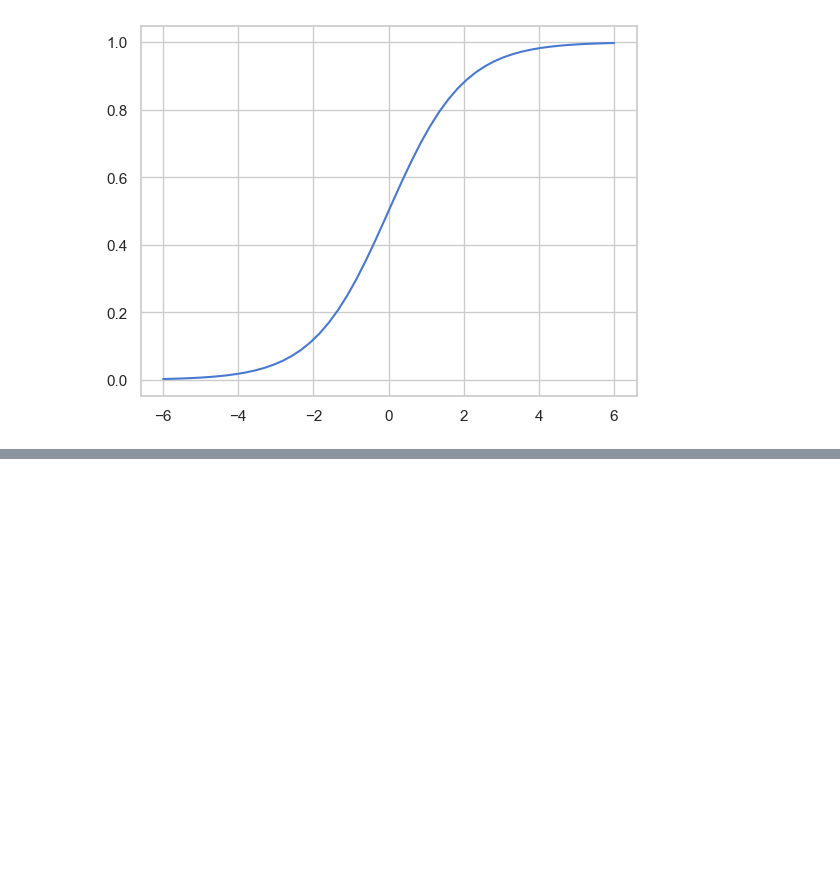
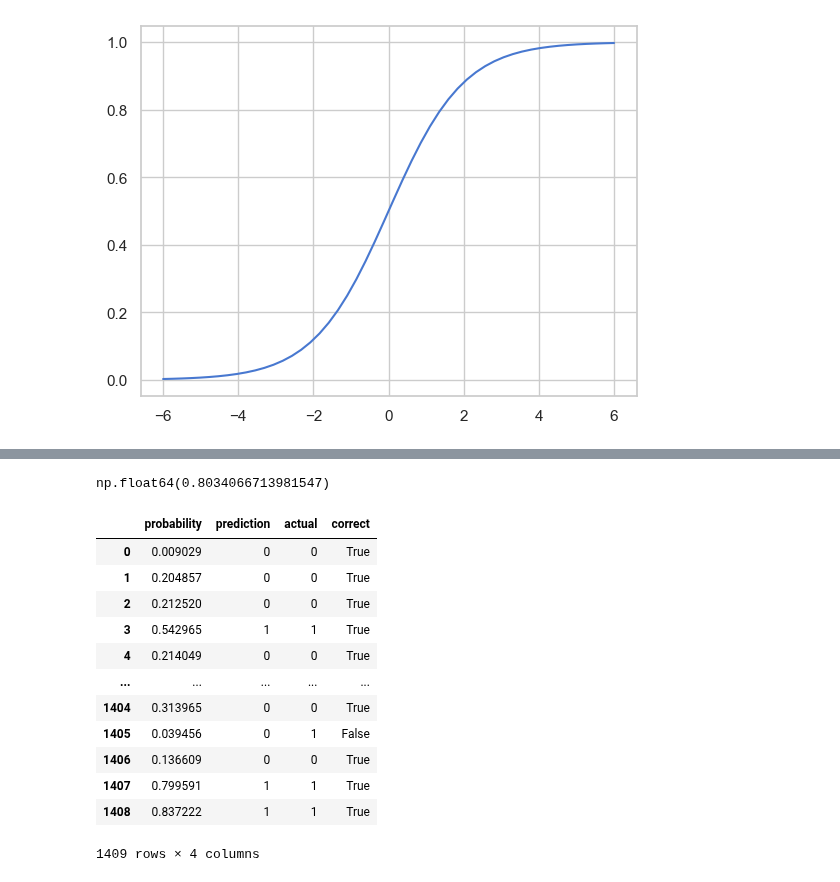
Before and after one commit to sheilambadi/machine-learning-zoomcamp, a Jupyter notebook: machine-learning-zoomcamp/03_classification/coursework.ipynb, the cells around one changed output, grey strips where cells are left out. Saved outputs shown, nothing was run; the diff lists cells and outputs as text; code cells hidden in the pictures; blank space fills up the shorter version.

Commit message:
Train logistic regression model with sklearn

```diff
--- a/machine-learning-zoomcamp/03_classification/coursework.ipynb
+++ b/machine-learning-zoomcamp/03_classification/coursework.ipynb
@@ -864,0 +869,3 @@ def logistic_regression(xi):
+# %%
+model = LogisticRegression()
+model.fit(X_train, y_train) # train the model
@@ -864,0 +908,3 @@ def logistic_regression(xi):
+# %%
+y_pred = model.predict_proba(X_val)[:, 1]
+y_pred
@@ -864,0 +914,3 @@ def logistic_regression(xi):
+# %%
+churn_decision = y_pred >= 0.5 # default for sklearn predict is also 0.5
+churn_decision
@@ -864,0 +935,27 @@ def logistic_regression(xi):
+# %%
+# get accuracy of the model
+(y_val == churn_decision.astype(int)).mean() # 80% accuracy
+# %% [output]
+np.float64(0.8034066713981547)
+# %%
+df_pred = pd.DataFrame()
+df_pred['probability'] = y_pred
+df_pred['prediction'] = churn_decision.astype(int)
+df_pred['actual'] = y_val
+df_pred['correct'] = df_pred['prediction'] == df_pred['actual']
+
+df_pred
+# %% [output]
+|  | probability | prediction | actual | correct |
+| 0 | 0.009029 | 0 | 0 | True |
+| 1 | 0.204857 | 0 | 0 | True |
+| 2 | 0.212520 | 0 | 0 | True |
+| 3 | 0.542965 | 1 | 1 | True |
+| 4 | 0.214049 | 0 | 0 | True |
+| ... | ... | ... | ... | ... |
+| 1404 | 0.313965 | 0 | 0 | True |
+| 1405 | 0.039456 | 0 | 1 | False |
+| 1406 | 0.136609 | 0 | 0 | True |
+| 1407 | 0.799591 | 1 | 1 | True |
+| 1408 | 0.837222 | 1 | 1 | True |
+1409 rows × 4 columns
```
Also changed, not shown: parts of 12 cells of this notebook.
